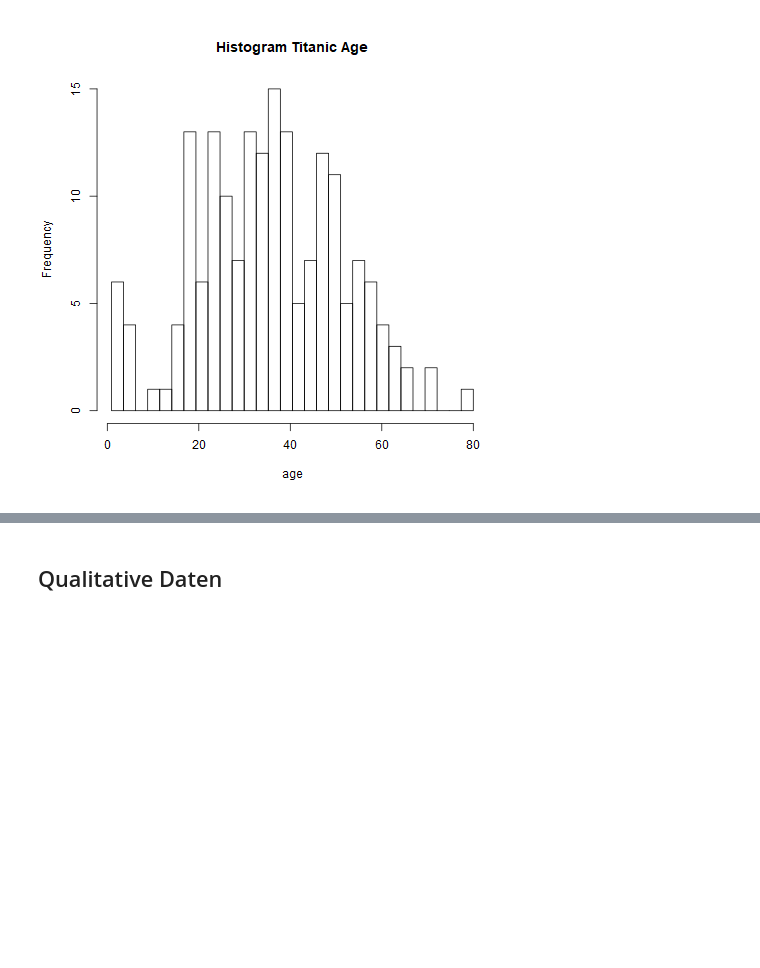
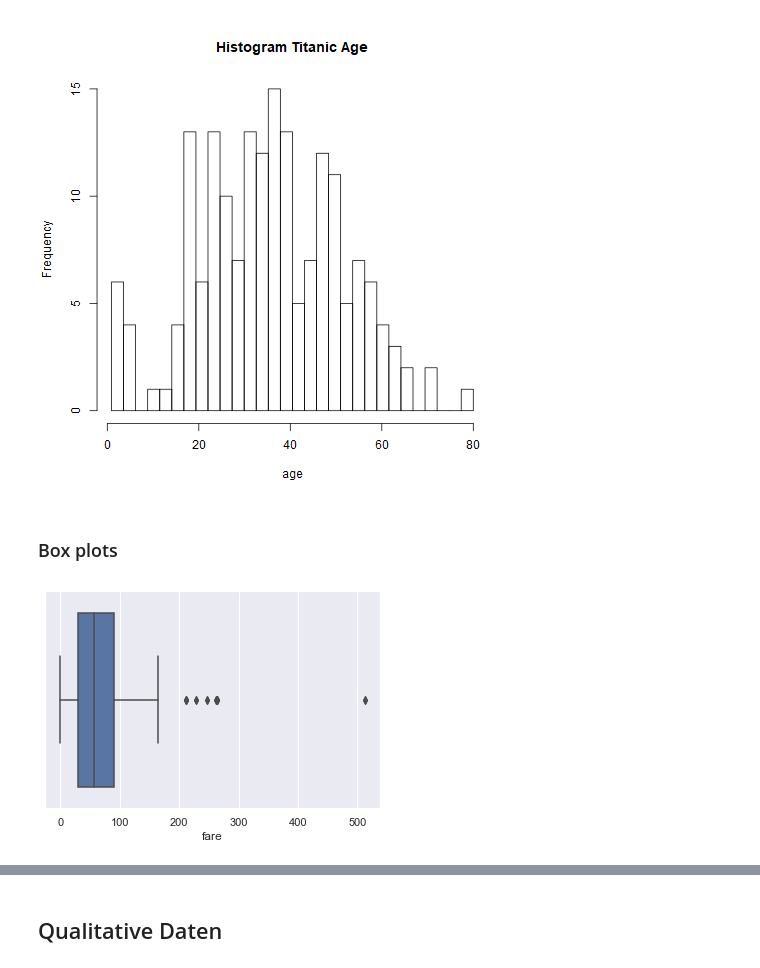
Before and after one commit to kurbaniec/everything-data-science, a Jupyter notebook: Visualisation.ipynb, the cells around one changed output, grey strips where cells are left out. Drawn from its saved outputs; the diff is of its cells as text; code cells hidden in the pictures; blank space fills up the shorter version.

Commit message:
Working on boxplots

```diff
--- a/Visualisation.ipynb
+++ b/Visualisation.ipynb
@@ -73,8 +73,14 @@ ti <- read.csv("titanic.csv", header = TRUE, sep=",")
 # Delete rows with empty values
 # For some reasons the r dataset contains three additional rows
 # Source: https://stackoverflow.com/questions/9126840/delete-rows-with-blank-values-in-one-particular-column
-ti <- ti[!(is.na(ti$Cabin) | ti$Cabin=="" | ti$Embarked=="" | is.na(ti$PassengerId) | is.na(ti$Survived) |
-           is.na(ti$Pclass) |  ti$Ticket=="Name" |is.na(ti$Age) | ti$Ticket=="" | ti$Sex=="" ), ]
+ti <- ti[!(is.na(ti$PassengerId) | is.na(ti$Survived) | is.na(ti$Pclass) | ti$Name=="" |
+           ti$Sex=="" | is.na(ti$Age) | is.na(ti$SibSp) | is.na(ti$Parch) | ti$Ticket=="" |
+           is.na(ti$Fare) | is.na(ti$Cabin) | ti$Cabin=="" | ti$Embarked==""), ]
+# Generate a "Who" column for sorting man/woman/children
+# Source: https://rstudio-pubs-static.s3.amazonaws.com/143316_106d643df86c4e4c8ae20e9775ab0ec7.html
+ti$Who[ti$Sex=="male"] <- "man"
+ti$Who[ti$Sex=="female"] <- "woman"
+ti$Who[ti$Age<18] <- "child"
 # %% [markdown]
 ### Histogramme
 Histogramme eignen sich gut um Verläufe von Häufigkeitsverteilungen zu visualisieren. Der Datensatz der Titanic enthält für jeden Passagier eine Zeile mit Informationen, darunter auch das Alter. Somit kann man eine Verteilung des Alters der Passagiere erstellen.
@@ -133,3 +139,9 @@ sns.distplot(ti['age'], kde=False, bins=30);
 hist(ti$Age, breaks=breakInterval(ti$Age, 30), xlab="age", main="Histogram Titanic Age")
 # %% [output]
 [figure]
+# %% [markdown]
+### Box plots
+# %%
+sns.boxplot(x='fare', data=ti);
+# %% [output]
+[figure, added]
```
Also changed, not shown: parts of 7 cells of this notebook, 1 other file.
